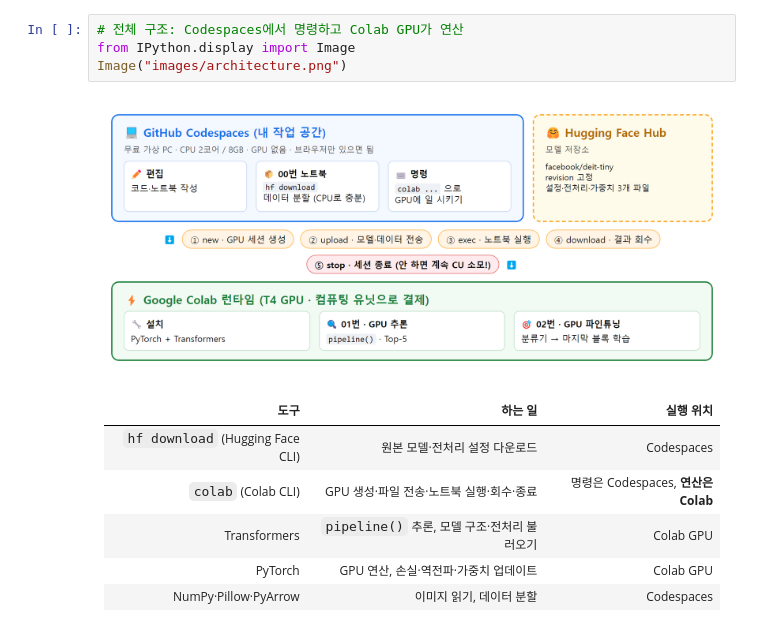
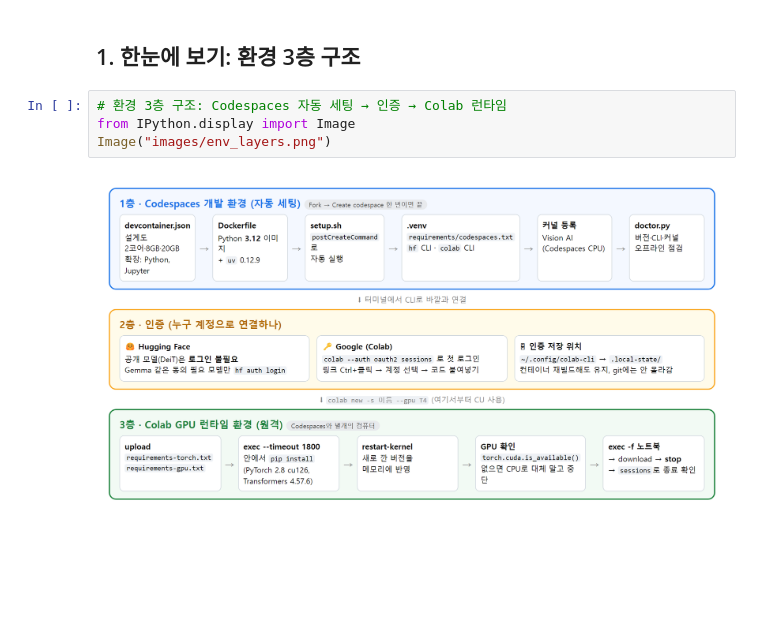
Before and after one commit to hwang-ye-song/-9-22, a Jupyter notebook: Vision_AI_특강_정리.ipynb, the cells around one changed output. Drawn from its saved outputs; the diff is of its cells as text; blank space fills up the shorter version.

```diff
--- a/Vision_AI_특강_정리.ipynb
+++ b/Vision_AI_특강_정리.ipynb
@@ -57,15 +51,9 @@
-# %%
-# 전체 구조: Codespaces에서 명령하고 Colab GPU가 연산
-from IPython.display import Image
-Image("images/architecture.png")
-# %% [output]
-[figure, removed]
-# %% [markdown]
-| 도구 | 하는 일 | 실행 위치 |
-|---|---|---|
-| `hf download` (Hugging Face CLI) | 원본 모델·전처리 설정 다운로드 | Codespaces |
-| `colab` (Colab CLI) | GPU 생성·파일 전송·노트북 실행·회수·종료 | 명령은 Codespaces, **연산은 Colab** |
-| Transformers | `pipeline()` 추론, 모델 구조·전처리 불러오기 | Colab GPU |
-| PyTorch | GPU 연산, 손실·역전파·가중치 업데이트 | Colab GPU |
-| NumPy·Pillow·PyArrow | 이미지 읽기, 데이터 분할 | Codespaces |
+# %% [markdown]
+## 1. 한눈에 보기: 환경 3층 구조
+# %%
+# 환경 3층 구조: Codespaces 자동 세팅 → 인증 → Colab 런타임
+from IPython.display import Image
+Image("images/env_layers.png")
+# %% [output]
+[figure, added]
 # %% [markdown]
```
Also changed, not shown: parts of 48 cells of this notebook, 19 other files.
